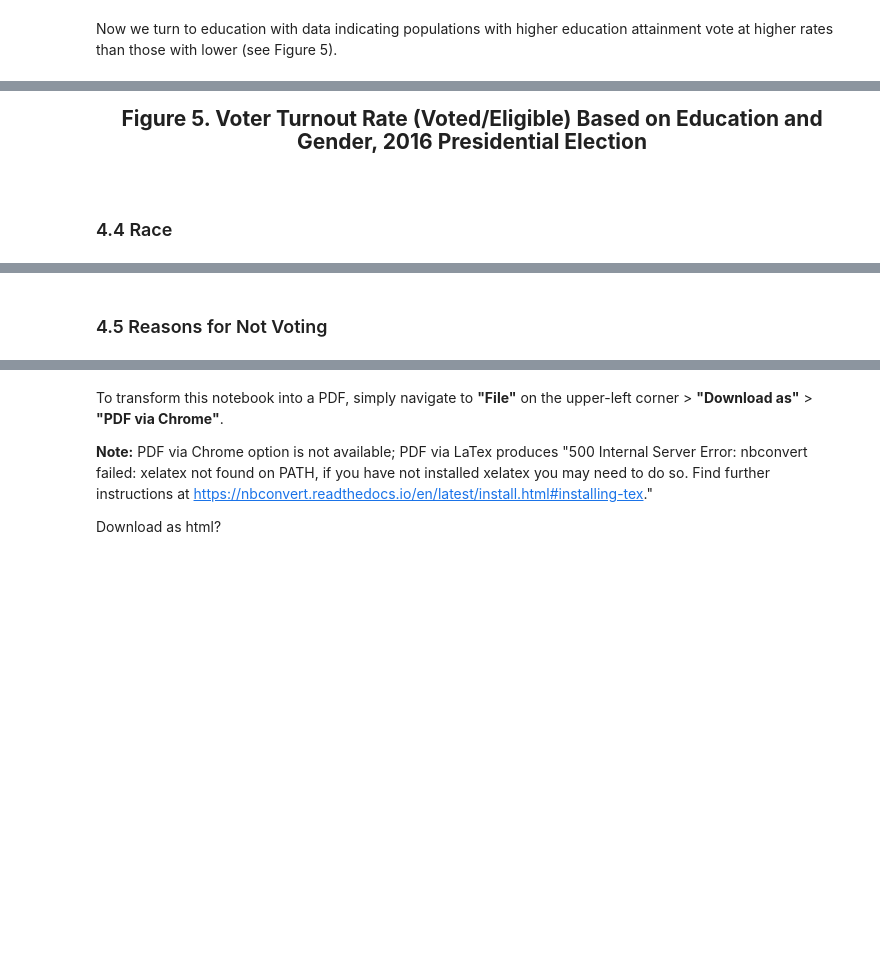
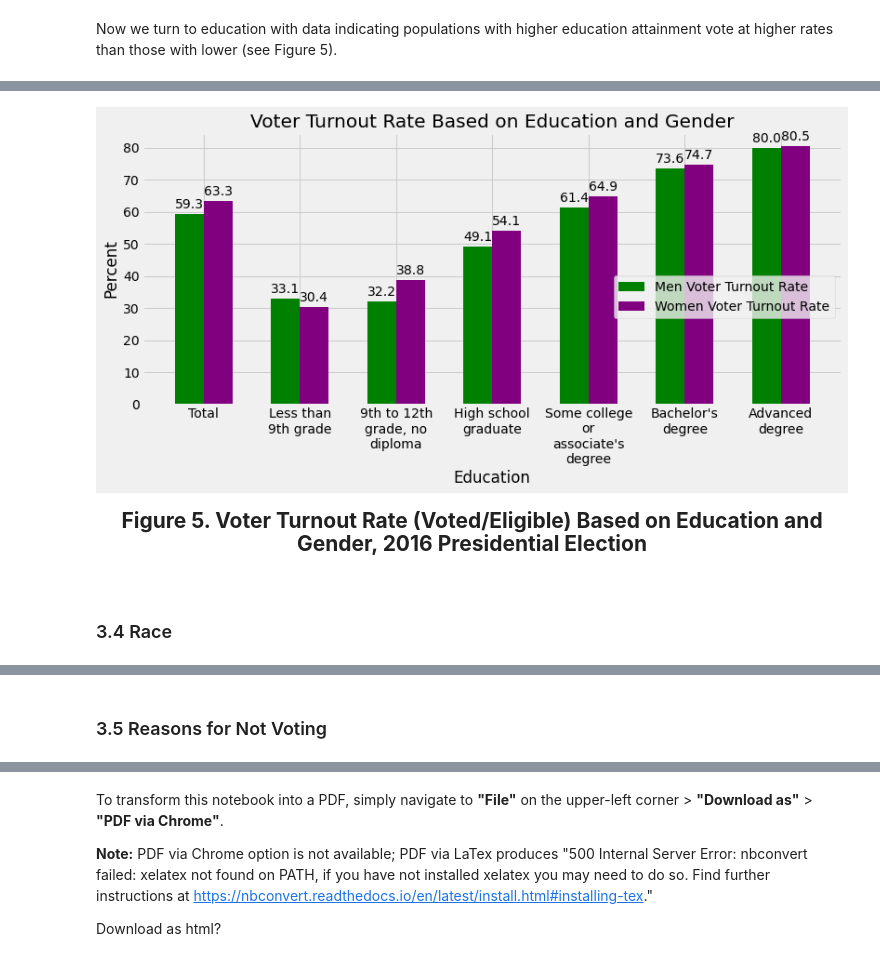
Before and after one commit to Mills-College-Data-Science/COLL80-Voting-F20, a Jupyter notebook: Voting.ipynb, the cells around one changed output, grey strips where cells are left out. Saved outputs shown, nothing was run; the diff lists cells and outputs as text; code cells hidden in the pictures; blank space fills up the shorter version.

```diff
--- a/Voting.ipynb
+++ b/Voting.ipynb
@@ -321,6 +316,5 @@ Age is another voter characteristics that differentiates voting rate, with older
 Now we turn to education with data indicating populations with higher education attainment vote at higher rates than those with lower (see Figure 5).
 # %%
 # data from https://www2.census.gov/programs-surveys/cps/tables/p20/580/table05_1.xlsx)
-education2016 = Table.read_table('US 2016 Education Gender.csv')
-graphfile.bar_graph2(education2016.column(0), education2016.column(1), '% Men Voter Turnout', education2016.column(2),
-                    '% Women Voter Turnout', "Voter Turnout Rate Based on Education and Gender")
+edu2016 = pd.read_csv('US 2016 Education Gender.csv')
+edu2016
@@ -327,7 +330,13 @@ graphfile.bar_graph2(education2016.column(0), education2016.column(1), '% Men Vo
+# %%
+list = [edu2016["Education"], edu2016["Men Voter Turnout Rate"], edu2016["Women Voter Turnout Rate"],
+        "Percent", "Voter Turnout Rate Based on Education and Gender"]
+graphfile.bar_graph2(list)
+# %% [output]
+[figure, added]
 # %% [markdown]
 <center><b><span style="font-family:Ariel; font-size:1.5em;">Figure 5.  Voter Turnout Rate (Voted/Eligible) Based on Education and Gender, 2016 Presidential Election</span></b></center><br>
 # %% [markdown]
-### 4.4 Race  <a id='race'></a>
+### 3.4 Race  <a id='race'></a>
 # %% [markdown]
 The final voter characteristic we look at is race. We see that Asians and Hispanics consistently turnout at a lower rates than whites and blacks (see Figure 6).
 
@@ -335,7 +344,7 @@ The final voter characteristic we look at is race. We see that Asians and Hispan
 
 <center><b><span style="font-family:Ariel; font-size:1.5em;">Figure 6.  Voter Turnout Rate (Voted/Eligible) Based on Race [5]</span></b></center><br>
 # %% [markdown]
-### 4.5 Reasons for Not Voting  <a id='notVoting'></a>
+### 3.5 Reasons for Not Voting  <a id='notVoting'></a>
 # %% [markdown]
 In 2016, the most common reason registered voters gave for not voting was dislike of candidates or campaign issues (24.9%), followed by not interested in the election (15.3%), too busy or conflict schedule (14.3%), and illness or disability (11.6%) [3].  Figure 7 shows the top five reasons registered voters provided for note voting for the past four elections.
 
```
Also changed, not shown: parts of 52 cells of this notebook, 4 other files.
